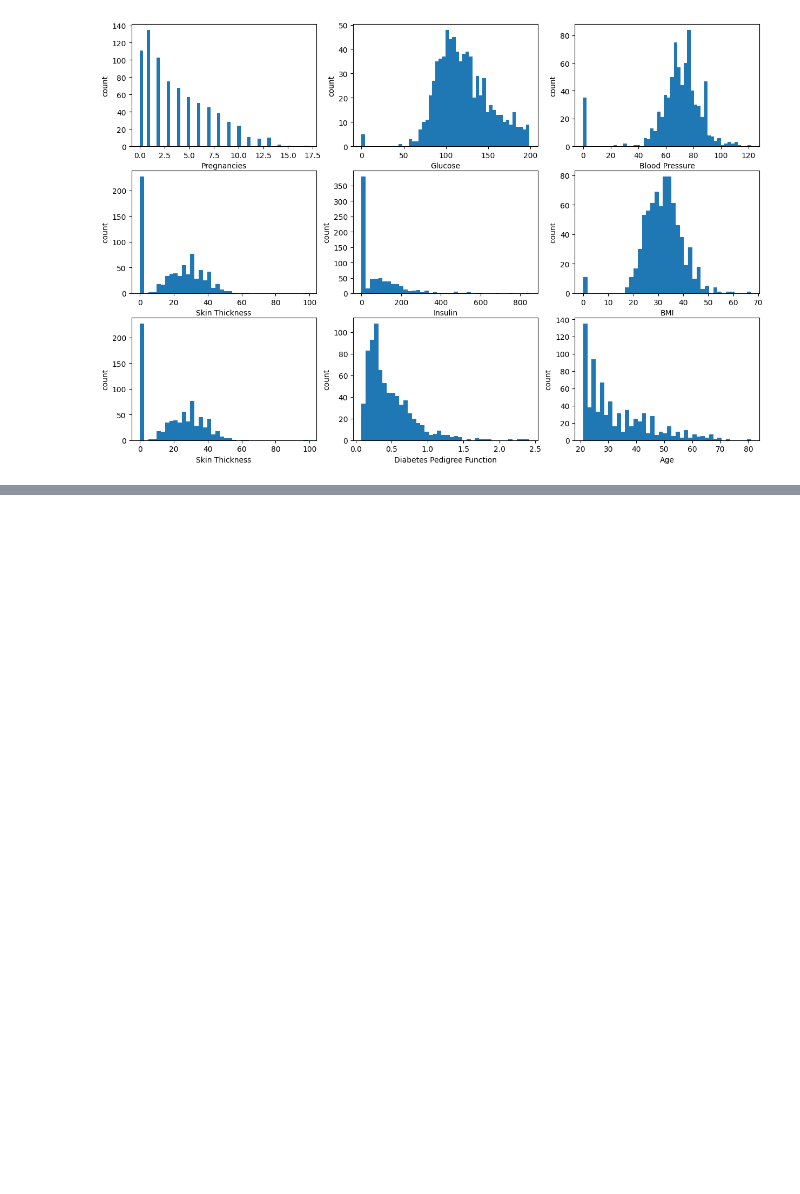
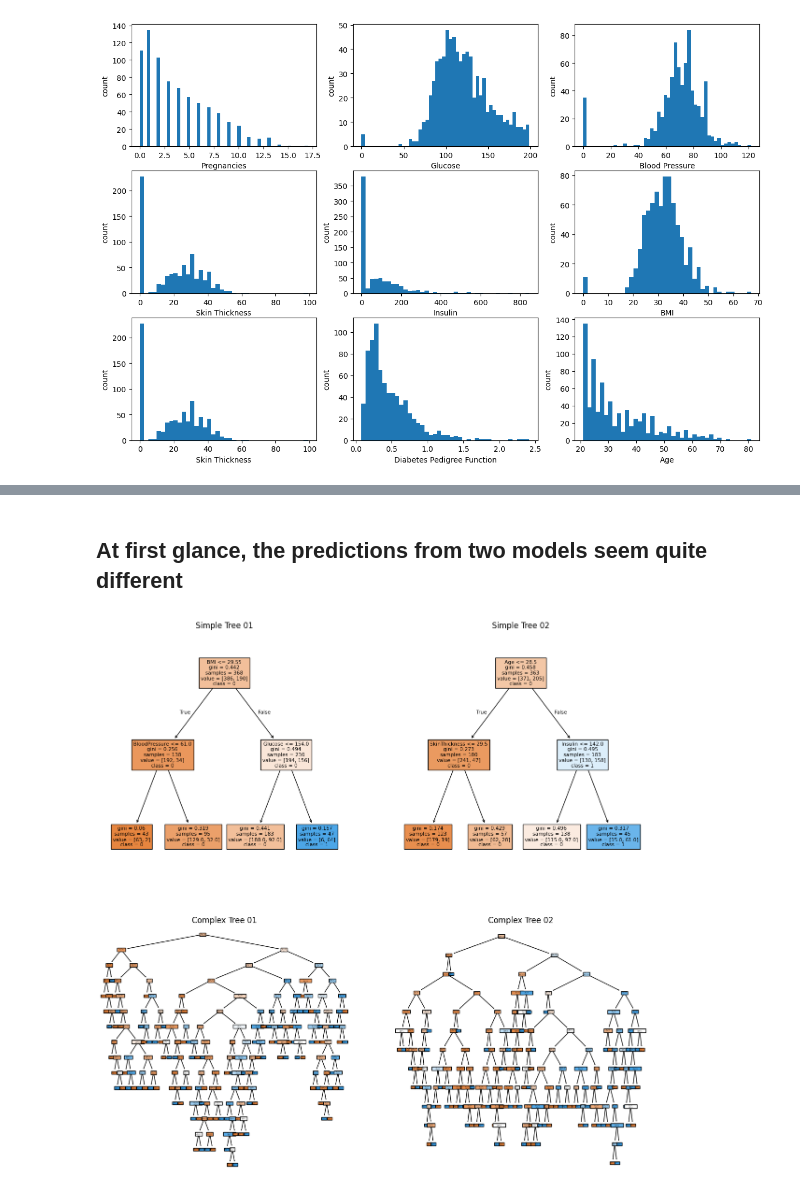
Before and after one commit to agustinluj/decision-tree-project-random-forest, a Jupyter notebook: src/explore.ipynb, the cells around one changed output, grey strips where cells are left out. Cells and saved outputs as stored; diff of their text form; code cells hidden in the pictures; blank space fills up the shorter version.

```diff
--- a/src/explore.ipynb
+++ b/src/explore.ipynb
@@ -265,8 +184,0 @@ df.head()
-# %%
-X_train = df.drop(["Outcome"], axis = 1)
-y_train = df["Outcome"]
-X_test = df.drop(["Outcome"], axis = 1)
-y_test = df["Outcome"]
-# %%
-model = DecisionTreeRegressor(random_state = 42)
-model.fit(X_train, y_train)
@@ -313,3 +219,22 @@ y_pred_test_simple = simple_tree.predict(X_test)
+# %% [markdown]
+## At first glance, the predictions from two models seem quite different
+# %%
+# Visualizo 2 arboles de cada modelo para observar (a grandes razgos) puntos de mejora en las configuraciones de los modelos
+fig, axis = plt.subplots(2, 2, figsize = (15, 15))
+
+# Mostramos los 4 primeros árboles de los 100 generados (por defecto)
+tree.plot_tree(simple_rf.estimators_[0], ax = axis[0, 0], feature_names = list(X_train.columns), class_names = ["0", "1", "2"], filled = True)
+axis[0, 0].set_title('Simple Tree 01')
+tree.plot_tree(simple_rf.estimators_[1], ax = axis[0, 1], feature_names = list(X_train.columns), class_names = ["0", "1", "2"], filled = True)
+axis[0, 1].set_title('Simple Tree 02')
+tree.plot_tree(complex_rf.estimators_[0], ax = axis[1, 0], feature_names = list(X_train.columns), class_names = ["0", "1", "2"], filled = True)
+axis[1, 0].set_title('Complex Tree 01')
+tree.plot_tree(complex_rf.estimators_[1], ax = axis[1, 1], feature_names = list(X_train.columns), class_names = ["0", "1", "2"], filled = True)
+axis[1, 1].set_title('Complex Tree 02')
+
+plt.show()
+# %% [output]
+[figure, added]
 # %%
 def get_metrics(y_train, y_test, y_pred_train, y_pred_test):
     # Calcular métricas para el conjunto de entrenamiento
```
Also changed, not shown: parts of 46 cells of this notebook.
